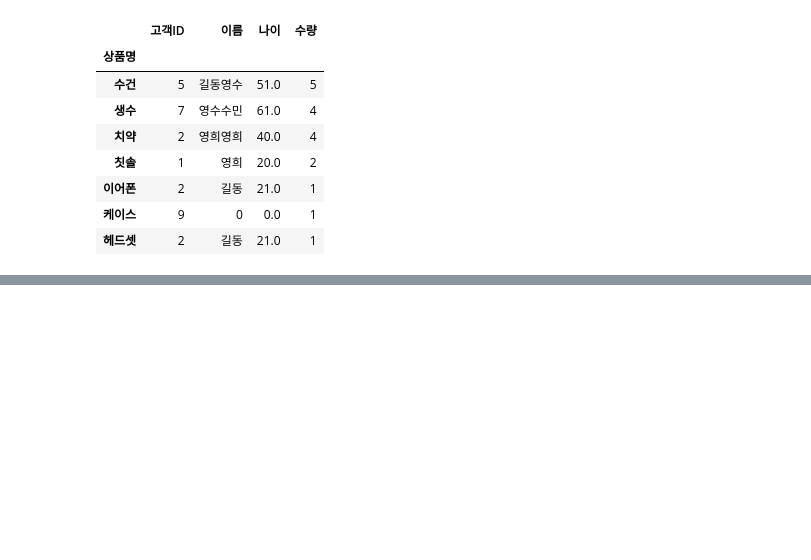
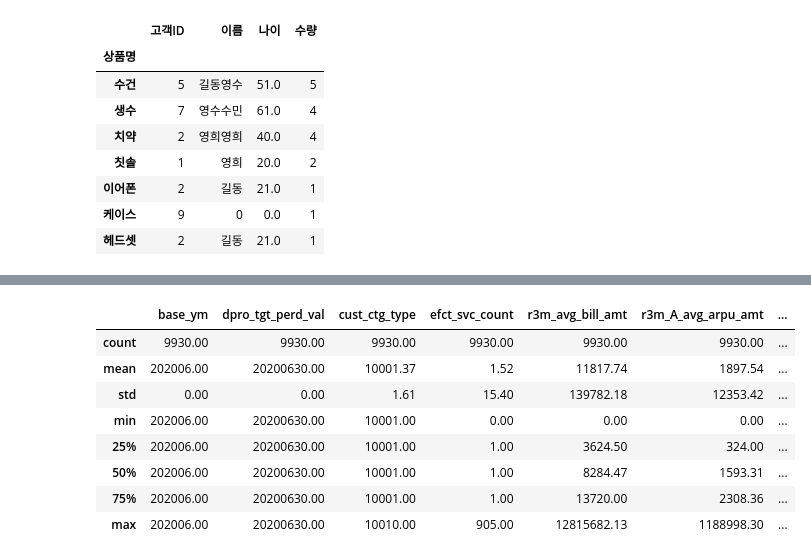
Before and after one commit to Jingu-Tr-Lee-06/Study_AICE, a Jupyter notebook: PythonNoteBook/AICE_Pandas_실습.ipynb, the cells around one changed output, grey strips where cells are left out. Drawn from its saved outputs; the diff is of its cells as text; code cells hidden in the pictures; blank space fills up the shorter version.

```diff
--- a/PythonNoteBook/AICE_Pandas_실습.ipynb
+++ b/PythonNoteBook/AICE_Pandas_실습.ipynb
@@ -957,0 +1164,5 @@ cust_order.groupby('상품명').sum().sort_values('수량', ascending=False)
+# %%
+pd.set_option('display.float_format', '{:.2f}'.format)
+pd.set_option('display.max_columns', 999)
+# %%
+df = pd.read_csv(r'C:\Users\leeji\Desktop\study_csv\csv\sc_cust_info_txn_v1.5.csv')
@@ -957,0 +1223,12 @@ cust_order.groupby('상품명').sum().sort_values('수량', ascending=False)
+# %%
+df.describe()
+# %% [output]
+|  | base_ym | dpro_tgt_perd_val | cust_ctg_type | efct_svc_count | r3m_avg_bill_amt | r3m_A_avg_arpu_amt | ... |
+| count | 9930.00 | 9930.00 | 9930.00 | 9930.00 | 9930.00 | 9930.00 | ... |
+| mean | 202006.00 | 20200630.00 | 10001.37 | 1.52 | 11817.74 | 1897.54 | ... |
+| std | 0.00 | 0.00 | 1.61 | 15.40 | 139782.18 | 12353.42 | ... |
+| min | 202006.00 | 20200630.00 | 10001.00 | 0.00 | 0.00 | 0.00 | ... |
+| 25% | 202006.00 | 20200630.00 | 10001.00 | 1.00 | 3624.50 | 324.00 | ... |
+| 50% | 202006.00 | 20200630.00 | 10001.00 | 1.00 | 8284.47 | 1593.31 | ... |
+| 75% | 202006.00 | 20200630.00 | 10001.00 | 1.00 | 13720.00 | 2308.36 | ... |
+| max | 202006.00 | 20200630.00 | 10010.00 | 905.00 | 12815682.13 | 1188998.30 | ... |
```
Also changed, not shown: parts of 48 cells of this notebook, 5 other files.
